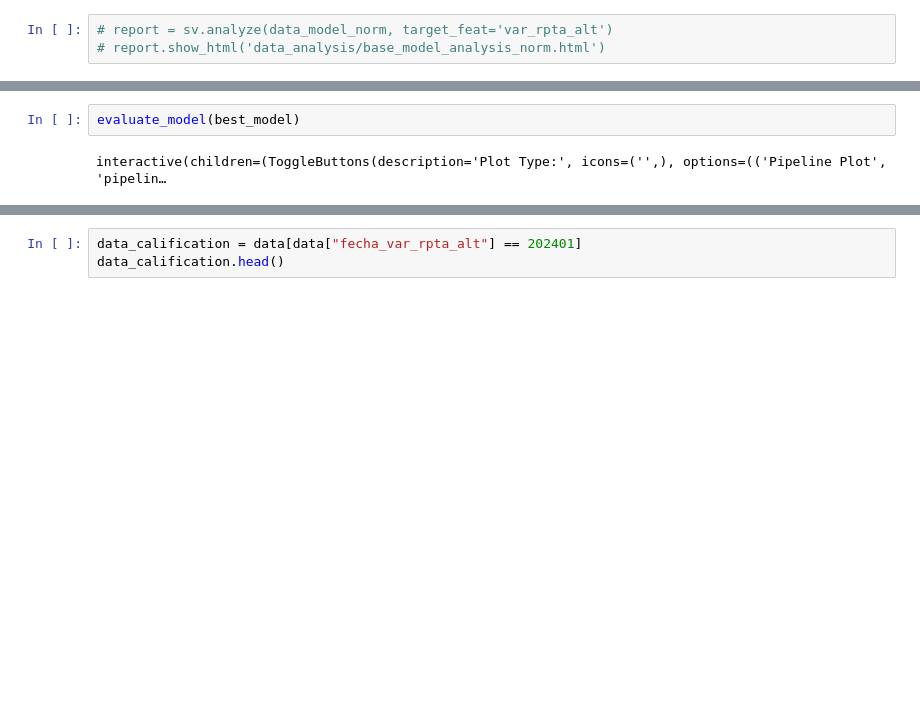
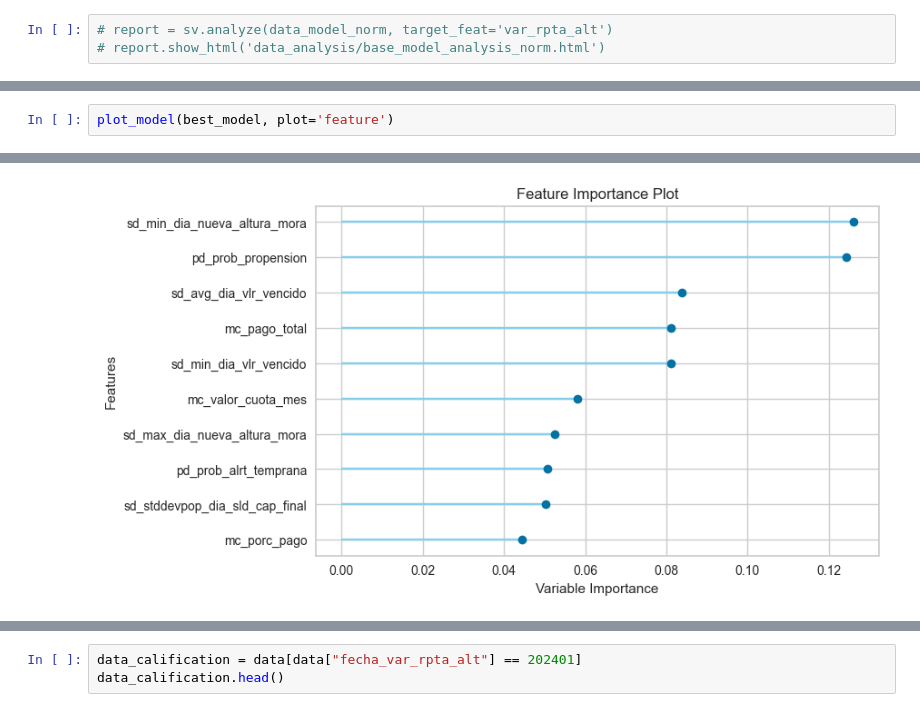
Before and after one commit to wacGitHub07/prueba-modelos, a Jupyter notebook: notebooks/base_model.ipynb, the cells around one changed output, grey strips where cells are left out. Cells and saved outputs as stored; diff of their text form; blank space fills up the shorter version.

```diff
--- a/notebooks/base_model.ipynb
+++ b/notebooks/base_model.ipynb
@@ -224,4 +235,3 @@ LGBMClassifier(boosting_type='gbdt', class_weight=None, colsample_bytree=1.0,
-# %%
-evaluate_model(best_model)
-# %% [output]
-interactive(children=(ToggleButtons(description='Plot Type:', icons=('',), options=(('Pipeline Plot', 'pipelin…
+# %%
+plot_model(best_model, plot='feature')
+# %% [output]
@@ -228,3 +239,4 @@ interactive(children=(ToggleButtons(description='Plot Type:', icons=('',), optio
+[figure, added]
 # %%
 
 plot_model(best_model, plot = 'auc')
```
Also changed, not shown: parts of 18 cells of this notebook, 1 other file.
